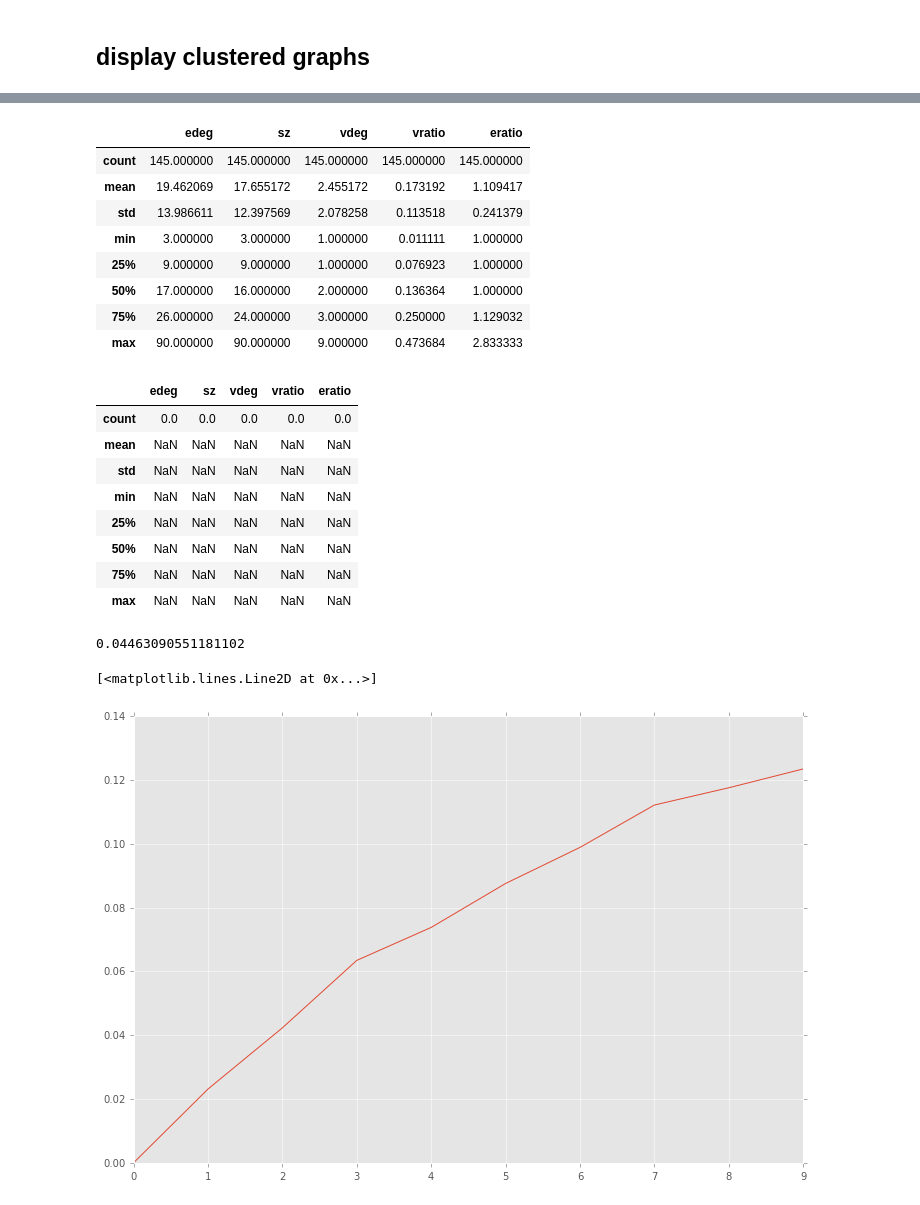
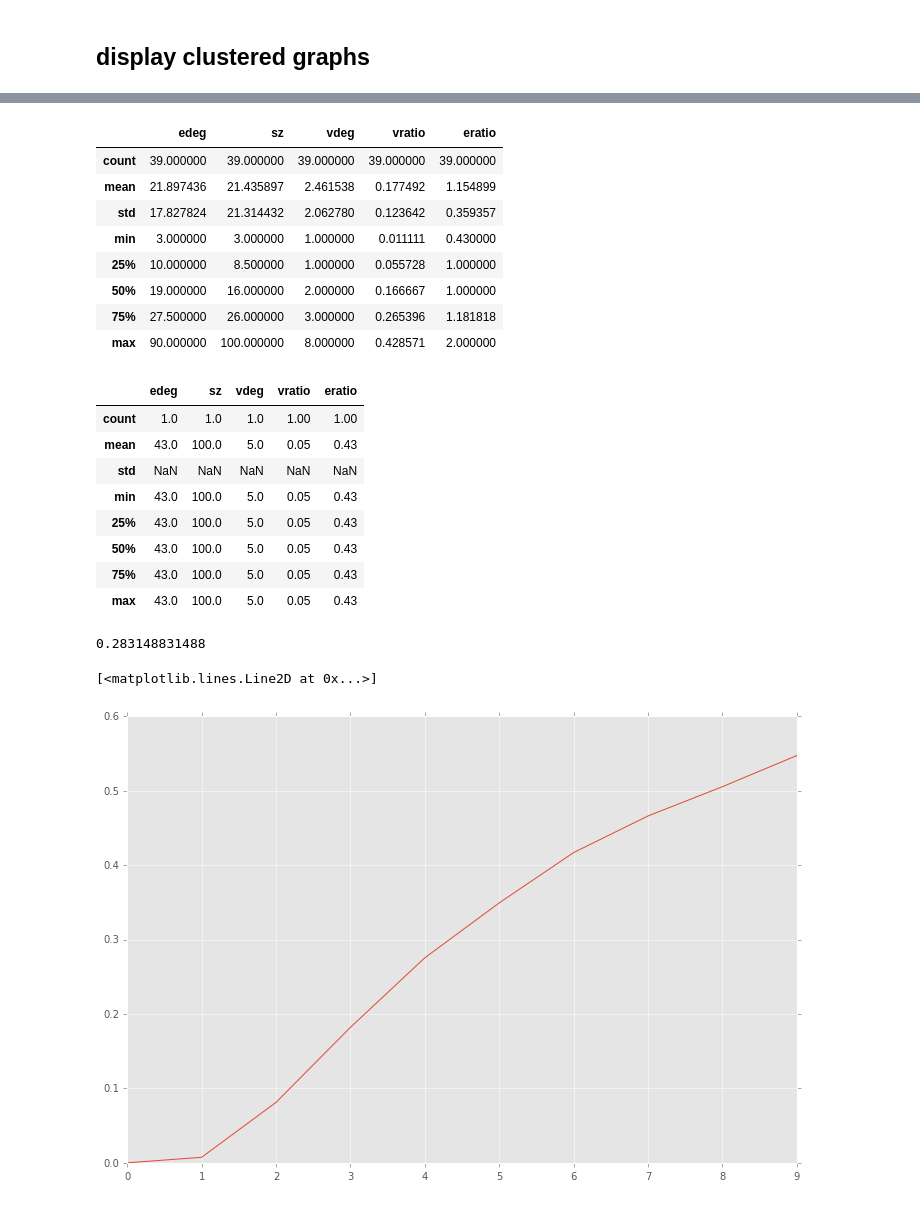
Before and after one commit to yama1968/graph_clustering, a Jupyter notebook: twitter_graph_eigenclusters.ipynb, the cells around one changed output, grey strips where cells are left out. Saved outputs shown, nothing was run; the diff lists cells and outputs as text; code cells hidden in the pictures.

```diff
--- a/twitter_graph_eigenclusters.ipynb
+++ b/twitter_graph_eigenclusters.ipynb
@@ -356,12 +372,12 @@ dtype: float64
 # %%
 from gmet import group_vertex_degree, group_edge_degree
 
-%time cldegs_pd = pd.DataFrame({'sz': [(clusters == cl).sum() for cl in range(n_clusters)], \
+%time metrics = pd.DataFrame({'sz': [(clusters == cl).sum() for cl in range(n_clusters)], \
                           'vdeg': [group_vertex_degree(facebook2, clusters == i) for i in range(n_clusters)], \
                           'edeg': [group_edge_degree(facebook2, clusters == i) for i in range(n_clusters)]})
 
-cldegs_pd["vratio"] = cldegs_pd.vdeg / cldegs_pd.sz
-cldegs_pd["eratio"] = cldegs_pd.edeg / cldegs_pd.sz
+metrics["vratio"] = metrics.vdeg / metrics.sz
+metrics["eratio"] = metrics.edeg / metrics.sz
 
-cldegs_pd.describe()
+metrics.describe()
 # %% [output]
@@ -391,43 +406,40 @@ cldegs_pd[cldegs_pd.vratio < 0.5].describe()
 # %%
-cldegs_pd[cldegs_pd.vratio < 0.5][cldegs_pd.vdeg < 10].describe()
+metrics[metrics.vratio < 0.5][metrics.vdeg < 10].describe()
 # %% [output]
 |  | edeg | sz | vdeg | vratio | eratio |
-| count | 145.000000 | 145.000000 | 145.000000 | 145.000000 | 145.000000 |
-| mean | 19.462069 | 17.655172 | 2.455172 | 0.173192 | 1.109417 |
-| std | 13.986611 | 12.397569 | 2.078258 | 0.113518 | 0.241379 |
-| min | 3.000000 | 3.000000 | 1.000000 | 0.011111 | 1.000000 |
-| 25% | 9.000000 | 9.000000 | 1.000000 | 0.076923 | 1.000000 |
-| 50% | 17.000000 | 16.000000 | 2.000000 | 0.136364 | 1.000000 |
-| 75% | 26.000000 | 24.000000 | 3.000000 | 0.250000 | 1.129032 |
-| max | 90.000000 | 90.000000 | 9.000000 | 0.473684 | 2.833333 |
+| count | 39.000000 | 39.000000 | 39.000000 | 39.000000 | 39.000000 |
+| mean | 21.897436 | 21.435897 | 2.461538 | 0.177492 | 1.154899 |
+| std | 17.827824 | 21.314432 | 2.062780 | 0.123642 | 0.359357 |
+| min | 3.000000 | 3.000000 | 1.000000 | 0.011111 | 0.430000 |
+| 25% | 10.000000 | 8.500000 | 1.000000 | 0.055728 | 1.000000 |
+| 50% | 19.000000 | 16.000000 | 2.000000 | 0.166667 | 1.000000 |
+| 75% | 27.500000 | 26.000000 | 3.000000 | 0.265396 | 1.181818 |
+| max | 90.000000 | 100.000000 | 8.000000 | 0.428571 | 2.000000 |
 # %%
-df = cldegs_pd
-
-df[df.eratio < 0.5].describe()
+metrics[metrics.eratio < 0.5].describe()
 # %% [output]
 |  | edeg | sz | vdeg | vratio | eratio |
-| count | 0.0 | 0.0 | 0.0 | 0.0 | 0.0 |
-| mean | NaN | NaN | NaN | NaN | NaN |
+| count | 1.0 | 1.0 | 1.0 | 1.00 | 1.00 |
+| mean | 43.0 | 100.0 | 5.0 | 0.05 | 0.43 |
 | std | NaN | NaN | NaN | NaN | NaN |
-| min | NaN | NaN | NaN | NaN | NaN |
-| 25% | NaN | NaN | NaN | NaN | NaN |
-| 50% | NaN | NaN | NaN | NaN | NaN |
-| 75% | NaN | NaN | NaN | NaN | NaN |
-| max | NaN | NaN | NaN | NaN | NaN |
+| min | 43.0 | 100.0 | 5.0 | 0.05 | 0.43 |
+| 25% | 43.0 | 100.0 | 5.0 | 0.05 | 0.43 |
+| 50% | 43.0 | 100.0 | 5.0 | 0.05 | 0.43 |
+| 75% | 43.0 | 100.0 | 5.0 | 0.05 | 0.43 |
+| max | 43.0 | 100.0 | 5.0 | 0.05 | 0.43 |
 # %%
-def vratios(df):
-    return [len(df[df.vratio < i/10.])/len(df) for i in range(10)]
+def eratios(df):
+    return np.array([len(metrics[metrics.eratio < i])/len(metrics) for i in range(10)])
 
 def perf(df):
-    er = vratios(df)
-    return sum([i * er[i] / 10. for i in range(10)]) / 10.
+    return (eratios(df)/10).sum()
 
-er = vratios(cldegs_pd)
+er = eratios(metrics)
 
-print (perf(cldegs_pd))
+print (perf(metrics))
 
 plt.plot(er)
 # %% [output]
-0.04463090551181102
+0.283148831488
 [<matplotlib.lines.Line2D at 0x...>]
-[figure, old version]
+[figure, new version]
```
Also changed, not shown: parts of 25 cells of this notebook, 3 other files.
